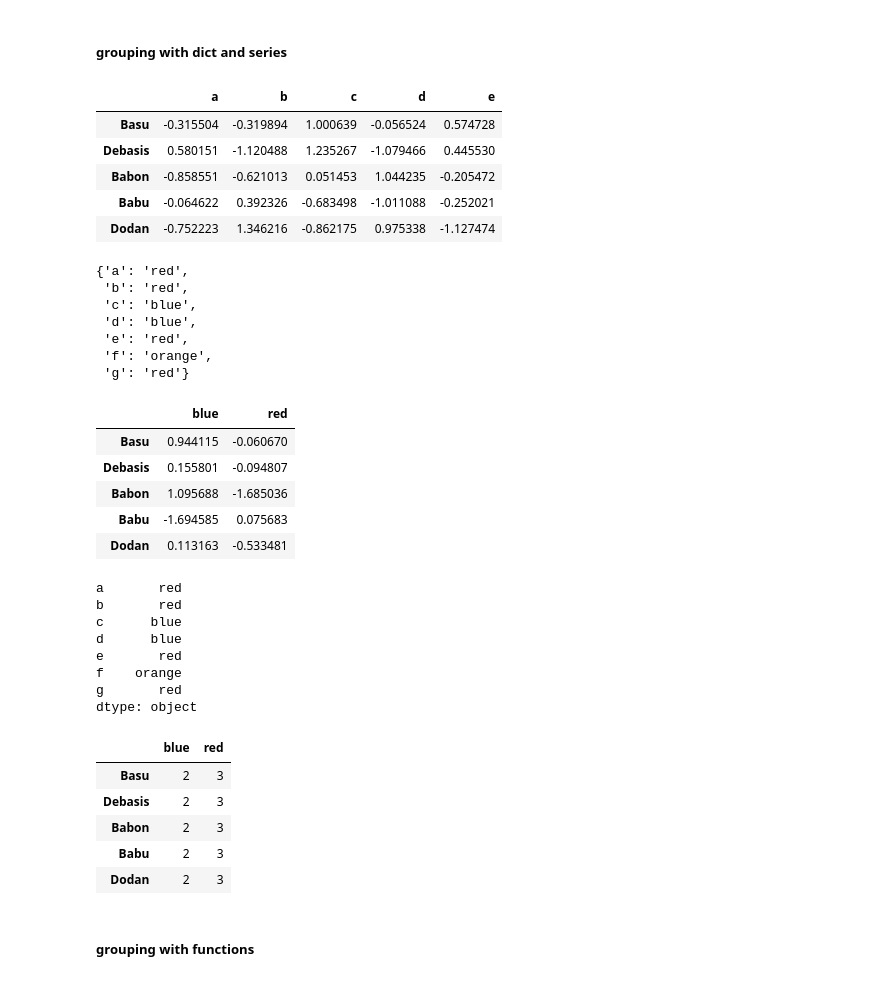
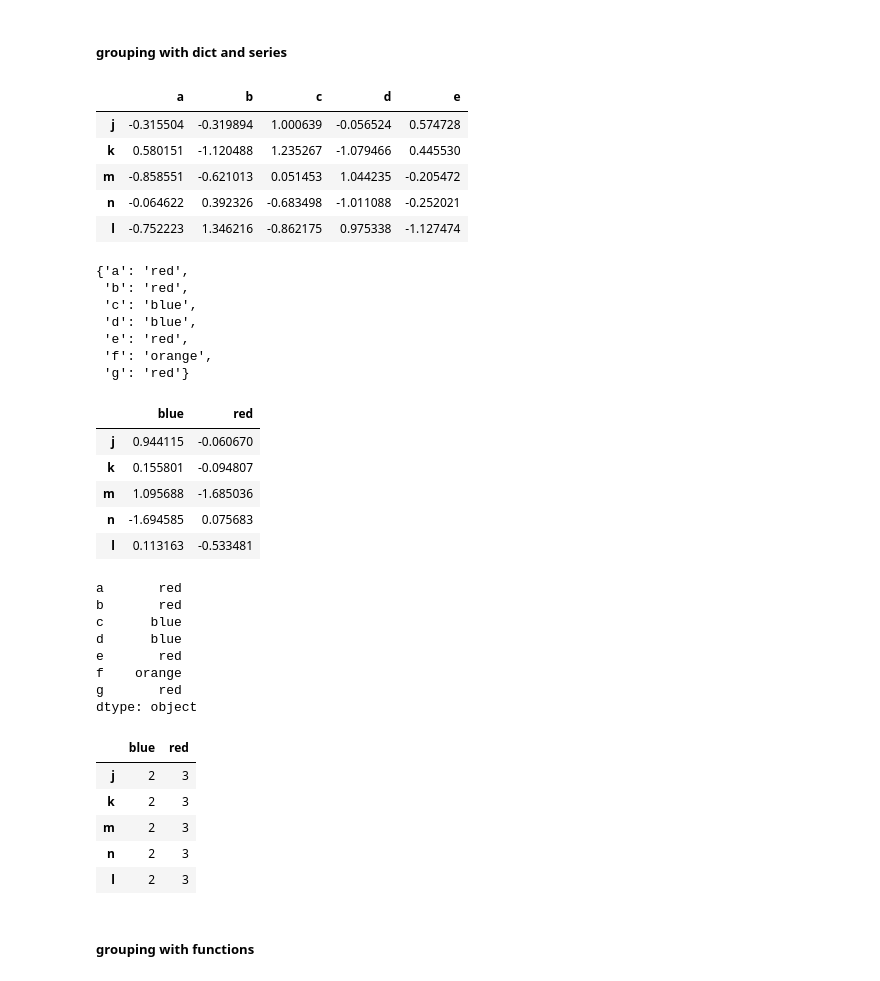
Before and after one commit to dbsbasu/WIP_Learning, a Jupyter notebook: loveMyExamples.ipynb, the cells around one changed output. Saved outputs shown, nothing was run; the diff lists cells and outputs as text; code cells hidden in the pictures.

```diff
--- a/loveMyExamples.ipynb
+++ b/loveMyExamples.ipynb
@@ -1903,15 +1903,15 @@ df.groupby(['key1','key2'])[['data1']].mean()
 # %%
 people = pd.DataFrame(np.random.randn(5,5),
                      columns=['a','b','c','d','e'],
-                     index=['Basu', 'Debasis', 'Babon', 'Babu', 'Dodan'])
+                     index=['j', 'k', 'l', 'm', 'n'])
 people
 # %% [output]
 |  | a | b | c | d | e |
-| Basu | -0.315504 | -0.319894 | 1.000639 | -0.056524 | 0.574728 |
-| Debasis | 0.580151 | -1.120488 | 1.235267 | -1.079466 | 0.445530 |
-| Babon | -0.858551 | -0.621013 | 0.051453 | 1.044235 | -0.205472 |
-| Babu | -0.064622 | 0.392326 | -0.683498 | -1.011088 | -0.252021 |
-| Dodan | -0.752223 | 1.346216 | -0.862175 | 0.975338 | -1.127474 |
+| j | -0.315504 | -0.319894 | 1.000639 | -0.056524 | 0.574728 |
+| k | 0.580151 | -1.120488 | 1.235267 | -1.079466 | 0.445530 |
+| m | -0.858551 | -0.621013 | 0.051453 | 1.044235 | -0.205472 |
+| n | -0.064622 | 0.392326 | -0.683498 | -1.011088 | -0.252021 |
+| l | -0.752223 | 1.346216 | -0.862175 | 0.975338 | -1.127474 |
 # %%
 # with dict
 dict_map = {'a' : 'red', 'b' : 'red', 'c' : 'blue', 'd' : 'blue', 'e' : 'red', 'f' : 'orange', 'g' : 'red'}
@@ -1930,11 +1930,11 @@ by_columns1 = people.groupby(dict_map, axis=1)
 by_columns1.sum()
 # %% [output]
 |  | blue | red |
-| Basu | 0.944115 | -0.060670 |
-| Debasis | 0.155801 | -0.094807 |
-| Babon | 1.095688 | -1.685036 |
-| Babu | -1.694585 | 0.075683 |
-| Dodan | 0.113163 | -0.533481 |
+| j | 0.944115 | -0.060670 |
+| k | 0.155801 | -0.094807 |
+| m | 1.095688 | -1.685036 |
+| n | -1.694585 | 0.075683 |
+| l | 0.113163 | -0.533481 |
 # %%
 # with series
 Series_map = pd.Series(dict_map)
@@ -1953,11 +1953,11 @@ by_columns2 = people.groupby(Series_map, axis=1)
 by_columns2.count()
 # %% [output]
 |  | blue | red |
-| Basu | 2 | 3 |
-| Debasis | 2 | 3 |
-| Babon | 2 | 3 |
-| Babu | 2 | 3 |
-| Dodan | 2 | 3 |
+| j | 2 | 3 |
+| k | 2 | 3 |
+| m | 2 | 3 |
+| n | 2 | 3 |
+| l | 2 | 3 |
 # %% [markdown]
 ##### grouping with functions
 # %%
```
Also changed, not shown: parts of 12 cells of this notebook.
